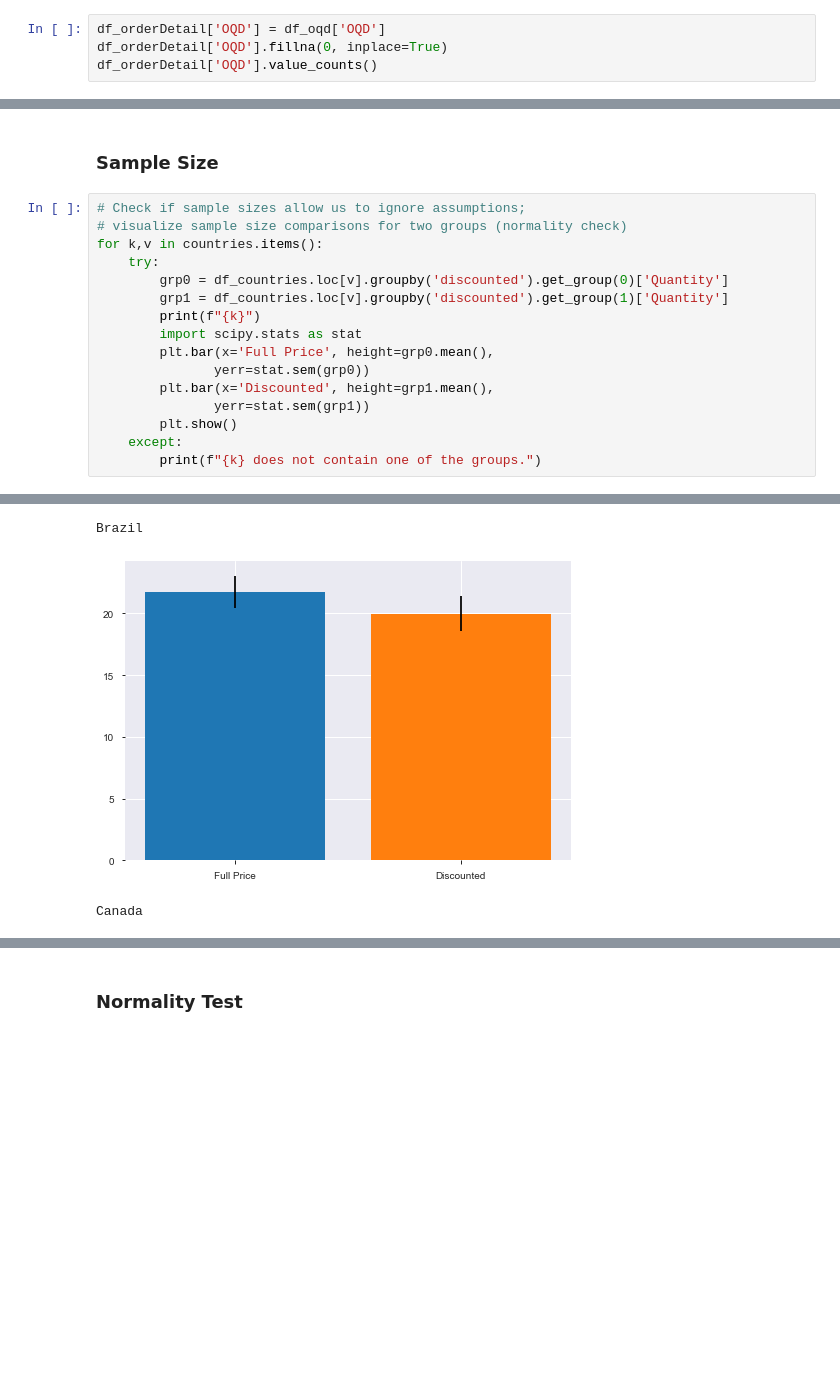
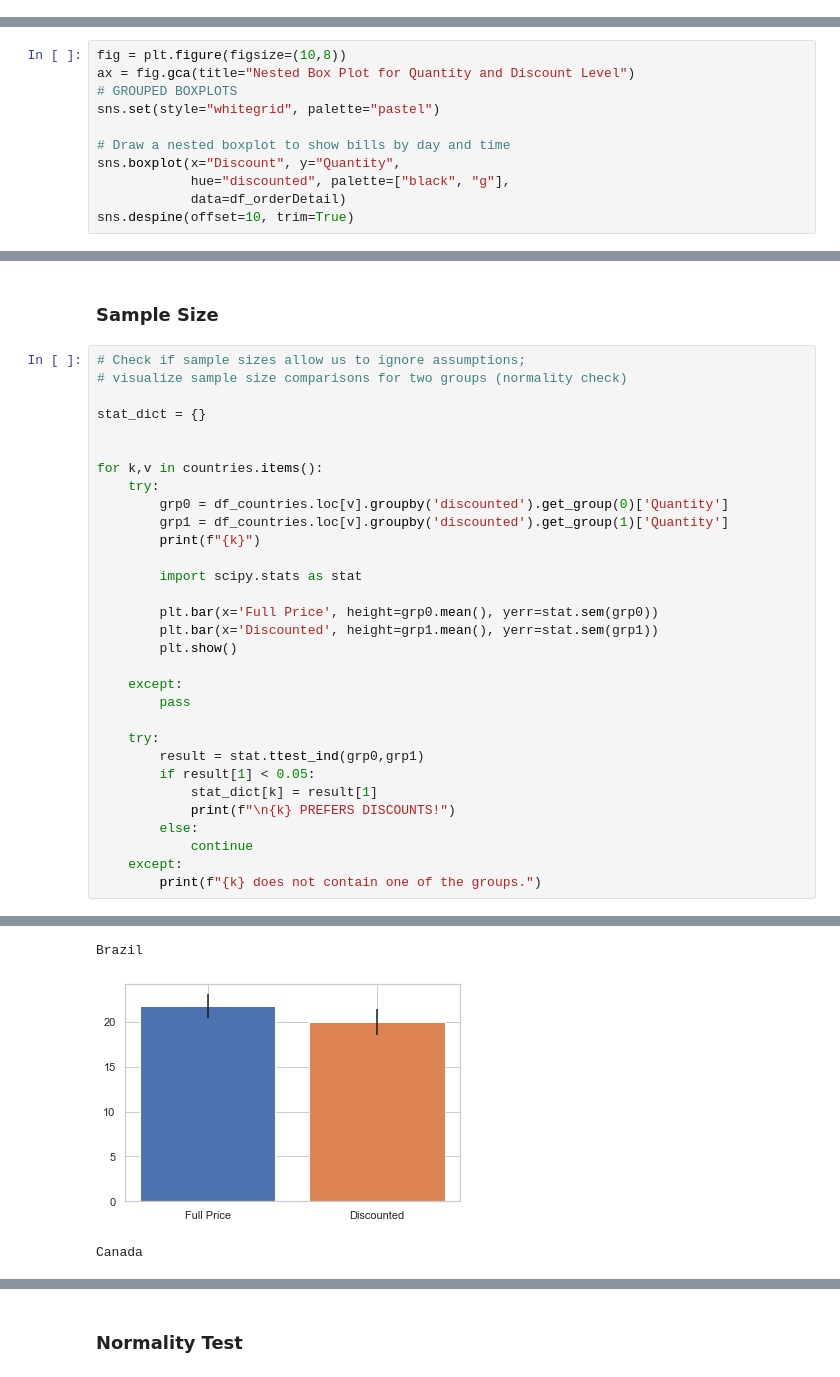
Before and after one commit to alphasentaurii/northwind-sql-database-project, a Jupyter notebook: student.ipynb, the cells around one changed output, grey strips where cells are left out. Cells and saved outputs as stored; diff of their text form; blank space fills up the shorter version.

```diff
--- a/student.ipynb
+++ b/student.ipynb
@@ -437,4 +422,0 @@ plt.bar(x=df_oqd.groupby(['Discount'])['Quantity'].mean(), height=df_oqd.Quantit
-# %%
-df_orderDetail['OQD'] = df_oqd['OQD']
-df_orderDetail['OQD'].fillna(0, inplace=True)
-df_orderDetail['OQD'].value_counts()
@@ -469,0 +454,11 @@ sns.distplot(df_oqd.Quantity)
+# %%
+fig = plt.figure(figsize=(10,8))
+ax = fig.gca(title="Nested Box Plot for Quantity and Discount Level")
+# GROUPED BOXPLOTS
+sns.set(style="whitegrid", palette="pastel")
+
+# Draw a nested boxplot to show bills by day and time
+sns.boxplot(x="Discount", y="Quantity",
+            hue="discounted", palette=["black", "g"],
+            data=df_orderDetail)
+sns.despine(offset=10, trim=True)
@@ -595,17 +612,32 @@ Name: ShipCountry, dtype: int64
 # %%
 # Check if sample sizes allow us to ignore assumptions;
 # visualize sample size comparisons for two groups (normality check)
+
+stat_dict = {}
+
+
 for k,v in countries.items():
     try:
         grp0 = df_countries.loc[v].groupby('discounted').get_group(0)['Quantity']
         grp1 = df_countries.loc[v].groupby('discounted').get_group(1)['Quantity']
         print(f"{k}")
+
         import scipy.stats as stat
-        plt.bar(x='Full Price', height=grp0.mean(),
-               yerr=stat.sem(grp0))
-        plt.bar(x='Discounted', height=grp1.mean(),
-               yerr=stat.sem(grp1))
+
+        plt.bar(x='Full Price', height=grp0.mean(), yerr=stat.sem(grp0))
+        plt.bar(x='Discounted', height=grp1.mean(), yerr=stat.sem(grp1))
         plt.show()
+
+    except:
+        pass
+
+    try:
+        result = stat.ttest_ind(grp0,grp1)
+        if result[1] < 0.05:
+            stat_dict[k] = result[1]
+            print(f"\n{k} PREFERS DISCOUNTS!")
+        else:
+            continue
     except:
         print(f"{k} does not contain one of the groups.")
 # %% [output]
@@ -617,3 +649,3 @@ Belgium
 Brazil
-[figure, old version]
+[figure, new version]
 Canada
```
Also changed, not shown: parts of 81 cells of this notebook, 1 other file.
